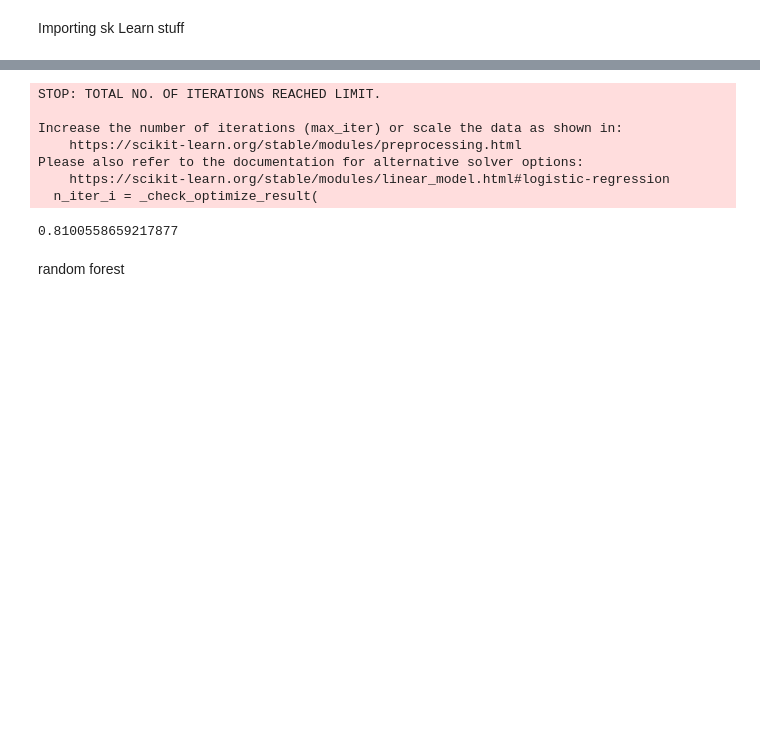
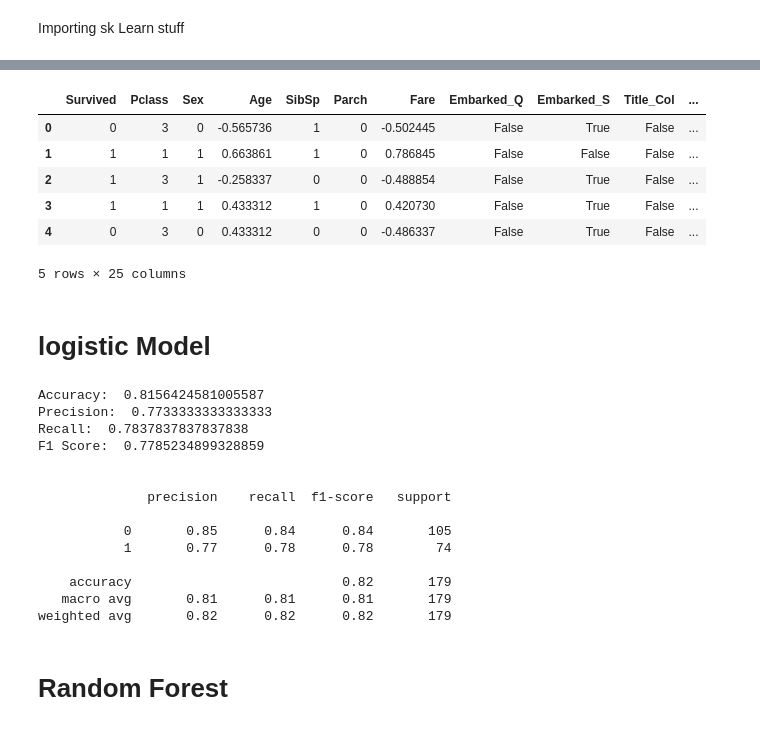
Before and after one commit to Jamiul-kawsar/ml-interns-2026, a Jupyter notebook: day2/day2_task.ipynb, the cells around one changed output, grey strips where cells are left out. Cells and saved outputs as stored; diff of their text form; code cells hidden in the pictures; blank space fills up the shorter version.

```diff
--- a/day2/day2_task.ipynb
+++ b/day2/day2_task.ipynb
@@ -152,3 +166,18 @@ Logistic MOdel
+# %%
+#scale
+scaler = StandardScaler()
+dataset[['Age', 'Fare']] = scaler.fit_transform(dataset[['Age', 'Fare']])
+dataset.head()
+# %% [output]
+|  | Survived | Pclass | Sex | Age | SibSp | Parch | Fare | Embarked_Q | Embarked_S | Title_Col | ... |
+| 0 | 0 | 3 | 0 | -0.565736 | 1 | 0 | -0.502445 | False | True | False | ... |
+| 1 | 1 | 1 | 1 | 0.663861 | 1 | 0 | 0.786845 | False | False | False | ... |
+| 2 | 1 | 3 | 1 | -0.258337 | 0 | 0 | -0.488854 | False | True | False | ... |
+| 3 | 1 | 1 | 1 | 0.433312 | 1 | 0 | 0.420730 | False | True | False | ... |
+| 4 | 0 | 3 | 0 | 0.433312 | 0 | 0 | -0.486337 | False | True | False | ... |
+5 rows × 25 columns
+# %% [markdown]
+# logistic Model
 # %%
 # split
 X = dataset.drop(['Survived'], axis=1)
@@ -156,27 +185,45 @@ y = dataset['Survived']
 X_train, X_test, y_train, y_test = train_test_split(X, y, test_size = 0.2, random_state = 42)
 
 # model
-log_model = LogisticRegression()
+log_model = LogisticRegression(max_iter=1000)
 
 # Train
 log_model.fit(X_train, y_train)
 
 # Predict
-y_pred = model.predict(X_test)
+y_pred = log_model.predict(X_test)
 y_pred
 
-accuracy_score(y_test, y_pred)
+# prediction report
+accur = accuracy_score(y_test, y_pred)
+precision = precision_score(y_test, y_pred)
+recall = recall_score(y_test, y_pred)
+f1 = f1_score(y_test, y_pred)
+print("Accuracy: ", accur)
+print("Precision: ", precision)
+print("Recall: ", recall)
+print("F1 Score: ", f1)
+print("\n")
+print(classification_report(y_test, y_pred))
 # %% [output]
-STOP: TOTAL NO. OF ITERATIONS REACHED LIMIT.
+Accuracy:  0.8156424581005587
+Precision:  0.7733333333333333
+Recall:  0.7837837837837838
+F1 Score:  0.7785234899328859
 
-Increase the number of iterations (max_iter) or scale the data as shown in:
-    https://scikit-learn.org/stable/modules/preprocessing.html
-Please also refer to the documentation for alternative solver options:
-    https://scikit-learn.org/stable/modules/linear_model.html#logistic-regression
-  n_iter_i = _check_optimize_result(
+
+              precision    recall  f1-score   support
+
+           0       0.85      0.84      0.84       105
+           1       0.77      0.78      0.78        74
+
+    accuracy                           0.82       179
+   macro avg       0.81      0.81      0.81       179
+weighted avg       0.82      0.82      0.82       179
-0.8100558659217877
-# %% [markdown]
-random forest
+# %% [markdown]
+
+
+# Random Forest
 # %%
 
 # split
```
Also changed, not shown: parts of 9 cells of this notebook.
